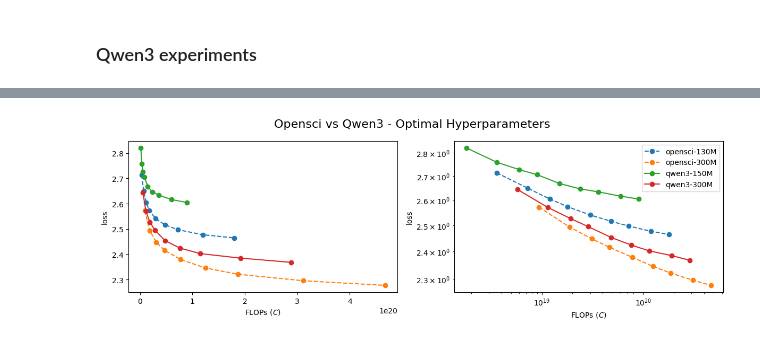
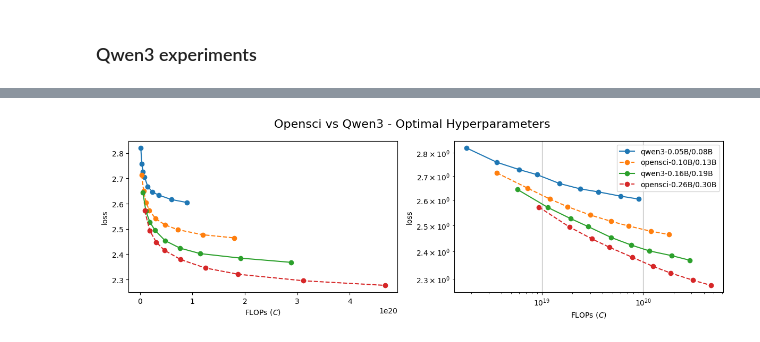
Before and after one commit to OpenEuroLLM/oellm-autoexp, a Jupyter notebook: analysis.ipynb, the cells around one changed output, grey strips where cells are left out. Drawn from its saved outputs; the diff is of its cells as text; code cells hidden in the pictures.

```diff
--- a/analysis.ipynb
+++ b/analysis.ipynb
@@ -55,6 +55,7 @@ def plot_loss_curves(
         ax.set_xlabel(x_label)
         ax.set_ylabel("loss")
 
+    axes[1].grid(True)
     axes[1].legend()
     axes[1].set_xscale("log")
     axes[1].set_yscale("log")
@@ -337,18 +371,18 @@ plot_loss_curves(
 # %%
 def style_fn(label, _):
     return {"linestyle": "--"} if "opensci" in label else {}
 plot_loss_curves(
     models={
-        "opensci-130M": opensci_130M,
-        "opensci-300M": opensci_300M,
-        "qwen3-150M": qwen3_150M,
-        "qwen3-300M": qwen3_300M,
+        "qwen3-0.05B/0.08B": qwen3_150M,
+        "opensci-0.10B/0.13B": opensci_130M,
+        "qwen3-0.16B/0.19B": qwen3_300M,
+        "opensci-0.26B/0.30B": opensci_300M,
     },
     x_axis="compute",
     title_base="Opensci vs Qwen3 - Optimal Hyperparameters",
     save_path="figures/compute_loss_opensci_qwen3.png",
     style_fn=style_fn,
     figsize=(12, 4)
 )
 # %% [output]
-[figure, old version]
+[figure, new version]
```
Also changed, not shown: parts of 8 cells of this notebook.
